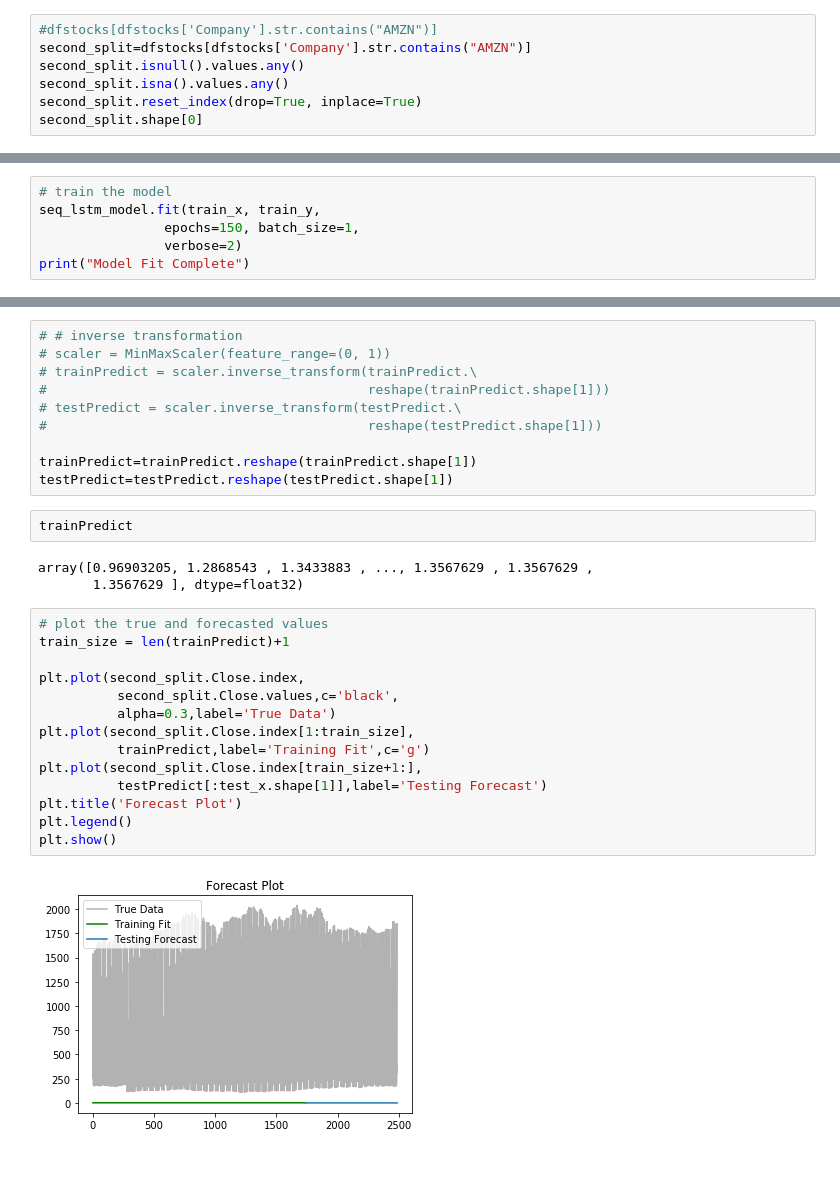
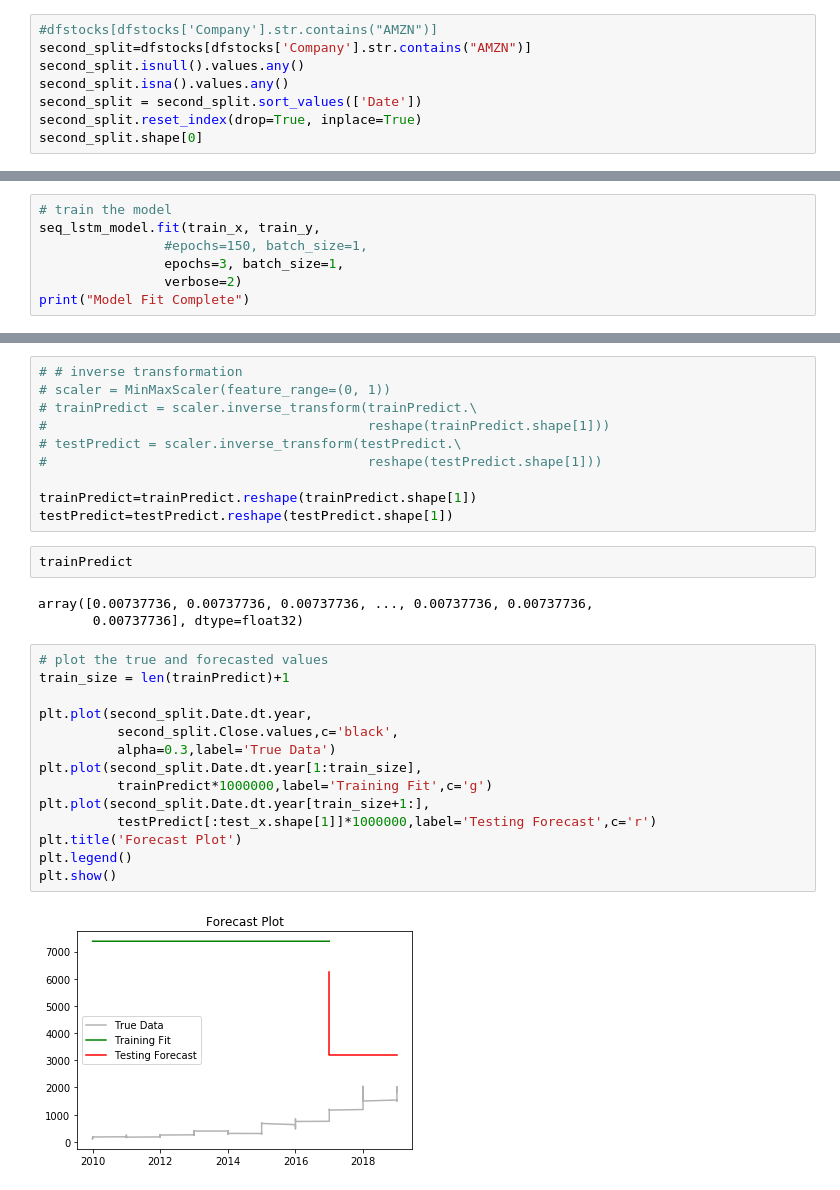
Before and after one commit to sfwtopoulos/stocks, a Jupyter notebook: Stocks_seq_1st.ipynb, the cells around one changed output, grey strips where cells are left out. Drawn from its saved outputs; the diff is of its cells as text.

```diff
--- a/Stocks_seq_1st.ipynb
+++ b/Stocks_seq_1st.ipynb
@@ -125,6 +125,7 @@ dtype: object
 second_split=dfstocks[dfstocks['Company'].str.contains("AMZN")]
 second_split.isnull().values.any()
 second_split.isna().values.any()
+second_split = second_split.sort_values(['Date'])
 second_split.reset_index(drop=True, inplace=True)
 second_split.shape[0]
 # %% [output]
@@ -261,7 +262,8 @@ None
 # %%
 # train the model
 seq_lstm_model.fit(train_x, train_y,
-                epochs=150, batch_size=1,
+                #epochs=150, batch_size=1,
+                epochs=3, batch_size=1,
                 verbose=2)
 print("Model Fit Complete")
 # %% [output]
@@ -313,21 +313,21 @@ testPredict=testPredict.reshape(testPredict.shape[1])
 # %%
 trainPredict
 # %% [output]
-array([0.96903205, 1.2868543 , 1.3433883 , ..., 1.3567629 , 1.3567629 ,
-       1.3567629 ], dtype=float32)
+array([0.00737736, 0.00737736, 0.00737736, ..., 0.00737736, 0.00737736,
+       0.00737736], dtype=float32)
 # %%
 # plot the true and forecasted values
 train_size = len(trainPredict)+1
 
-plt.plot(second_split.Close.index,
+plt.plot(second_split.Date.dt.year,
           second_split.Close.values,c='black',
           alpha=0.3,label='True Data')
-plt.plot(second_split.Close.index[1:train_size],
-          trainPredict,label='Training Fit',c='g')
-plt.plot(second_split.Close.index[train_size+1:],
-          testPredict[:test_x.shape[1]],label='Testing Forecast')
+plt.plot(second_split.Date.dt.year[1:train_size],
+          trainPredict*1000000,label='Training Fit',c='g')
+plt.plot(second_split.Date.dt.year[train_size+1:],
+          testPredict[:test_x.shape[1]]*1000000,label='Testing Forecast',c='r')
 plt.title('Forecast Plot')
 plt.legend()
 plt.show()
 # %% [output]
-[figure, old version]
+[figure, new version]
```
Also changed, not shown: parts of 9 cells of this notebook.
